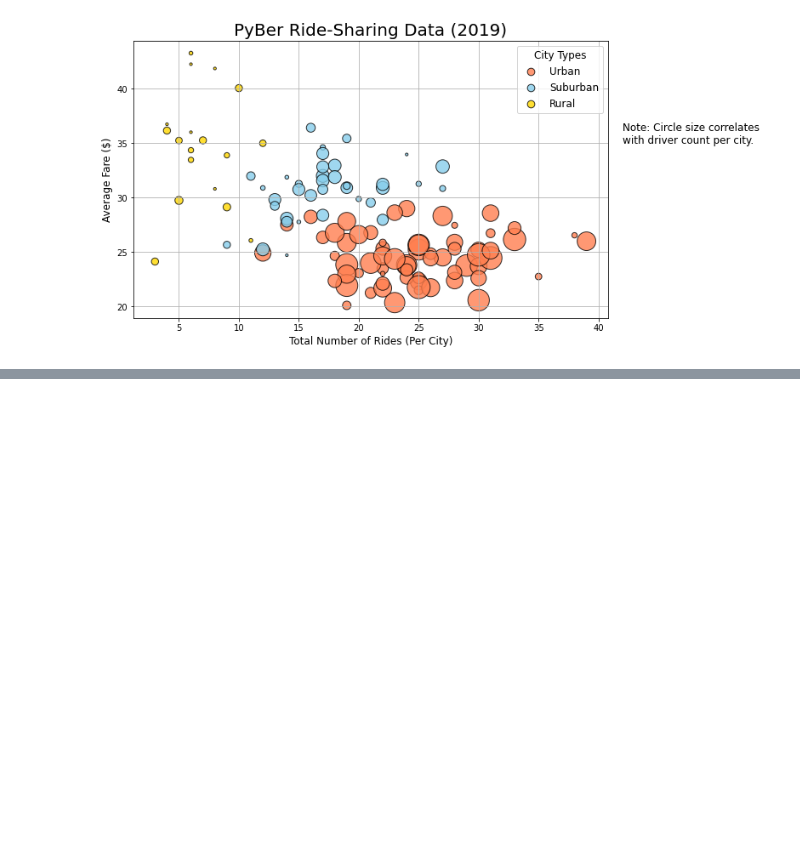
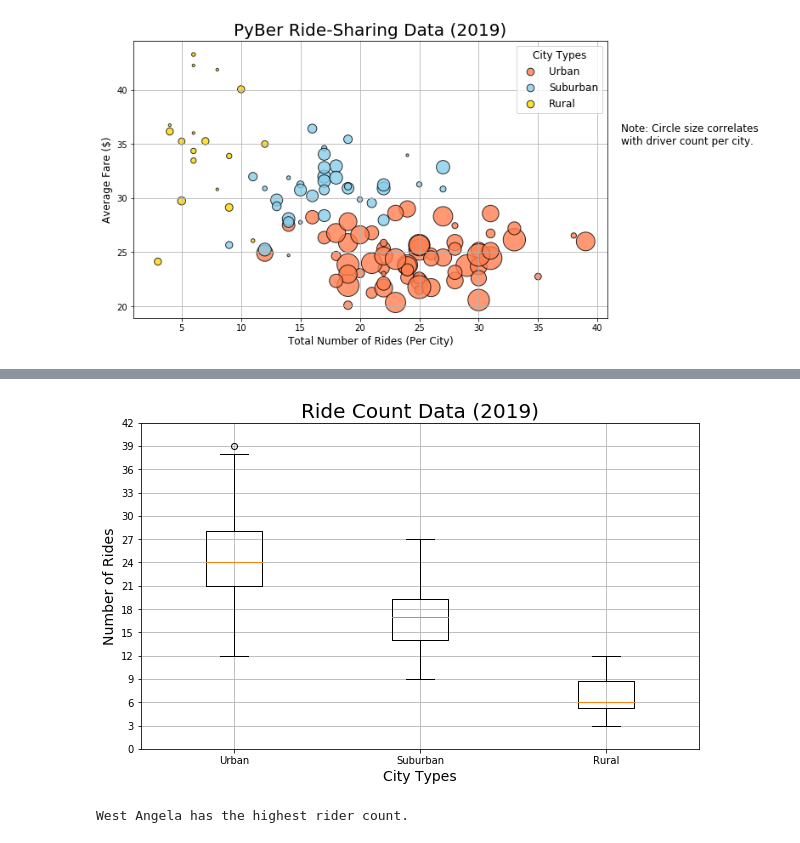
Before and after one commit to svmanohar/PyBer_Analysis, a Jupyter notebook: PyBer.ipynb, the cells around one changed output, grey strips where cells are left out. Saved outputs shown, nothing was run; the diff lists cells and outputs as text; code cells hidden in the pictures; blank space fills up the shorter version.

```diff
--- a/PyBer.ipynb
+++ b/PyBer.ipynb
@@ -356,0 +624,26 @@ plt.show()
+# %%
+# Add all ride count box-and-whisker plots to the same graph.
+x_labels = ["Urban", "Suburban","Rural"]
+# By passing in three different lists correspodning to each dataset, we can plot all three box-whisker plots on a single plot
+ride_count_data = [urban_ride_count, suburban_ride_count, rural_ride_count]
+fig, ax = plt.subplots(figsize=(10, 6))
+ax.set_title('Ride Count Data (2019)',fontsize=20)
+ax.set_ylabel('Number of Rides',fontsize=14)
+ax.set_xlabel("City Types",fontsize=14)
+ax.boxplot(ride_count_data, labels=x_labels)
+ax.set_yticks(np.arange(0, 45, step=3.0))
+ax.grid()
+# Save the figure.
+plt.savefig("analysis/Fig2.png")
+plt.show()
+# %% [output]
+[figure, added]
+# %%
+# Finding the outlier city; we know that the outlier's rider count is equal to 39. We can access this city using a conditional statement on the original urban_ride_count dataframe
+
+# Get the city that matches 39.
+# We access the first value of the Series result (city+ride_count) by using the .index[0] method on the Series object
+urban_city_outlier = urban_ride_count[urban_ride_count==39].index[0]
+print(f"{urban_city_outlier} has the highest rider count.")
+# %% [output]
+West Angela has the highest rider count.
```
Also changed, not shown: parts of 25 cells of this notebook, 4 other files.
